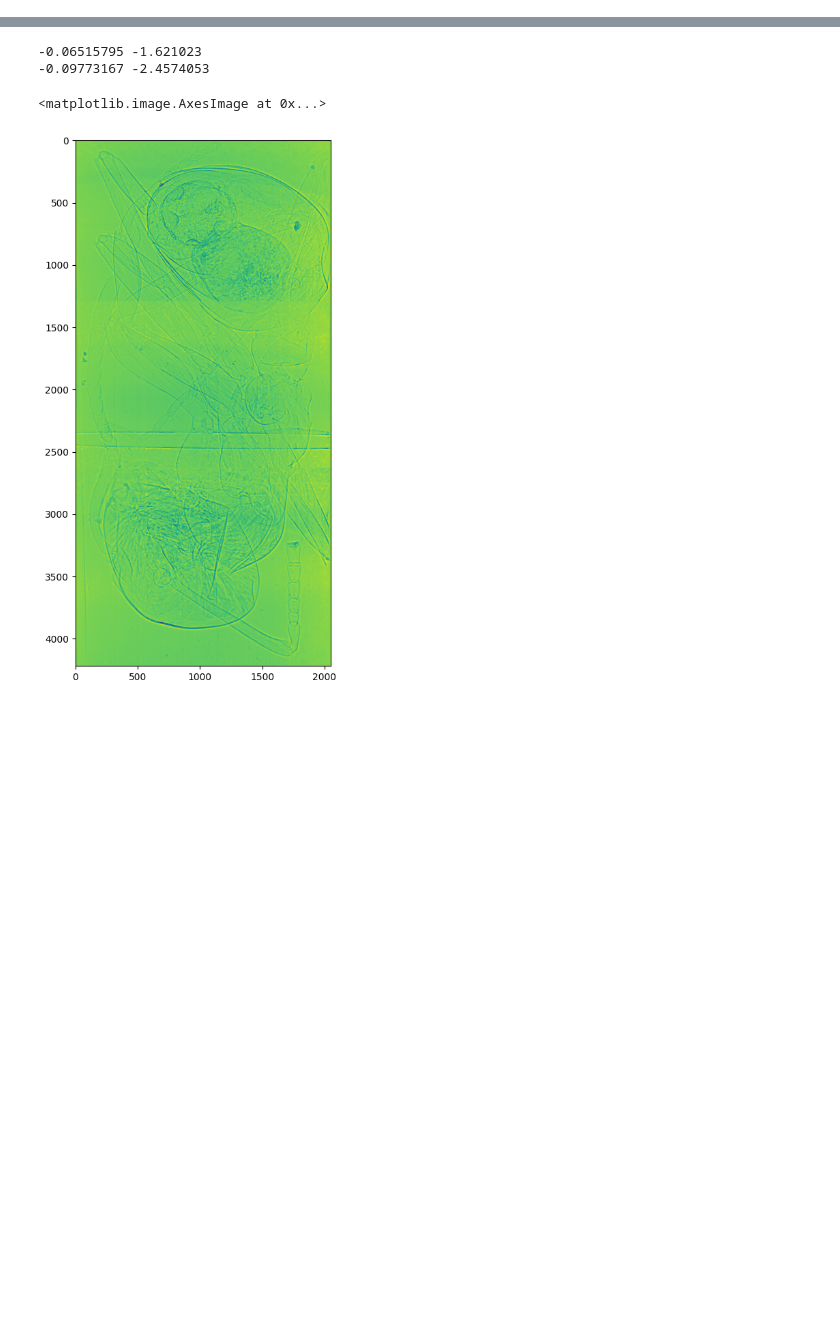
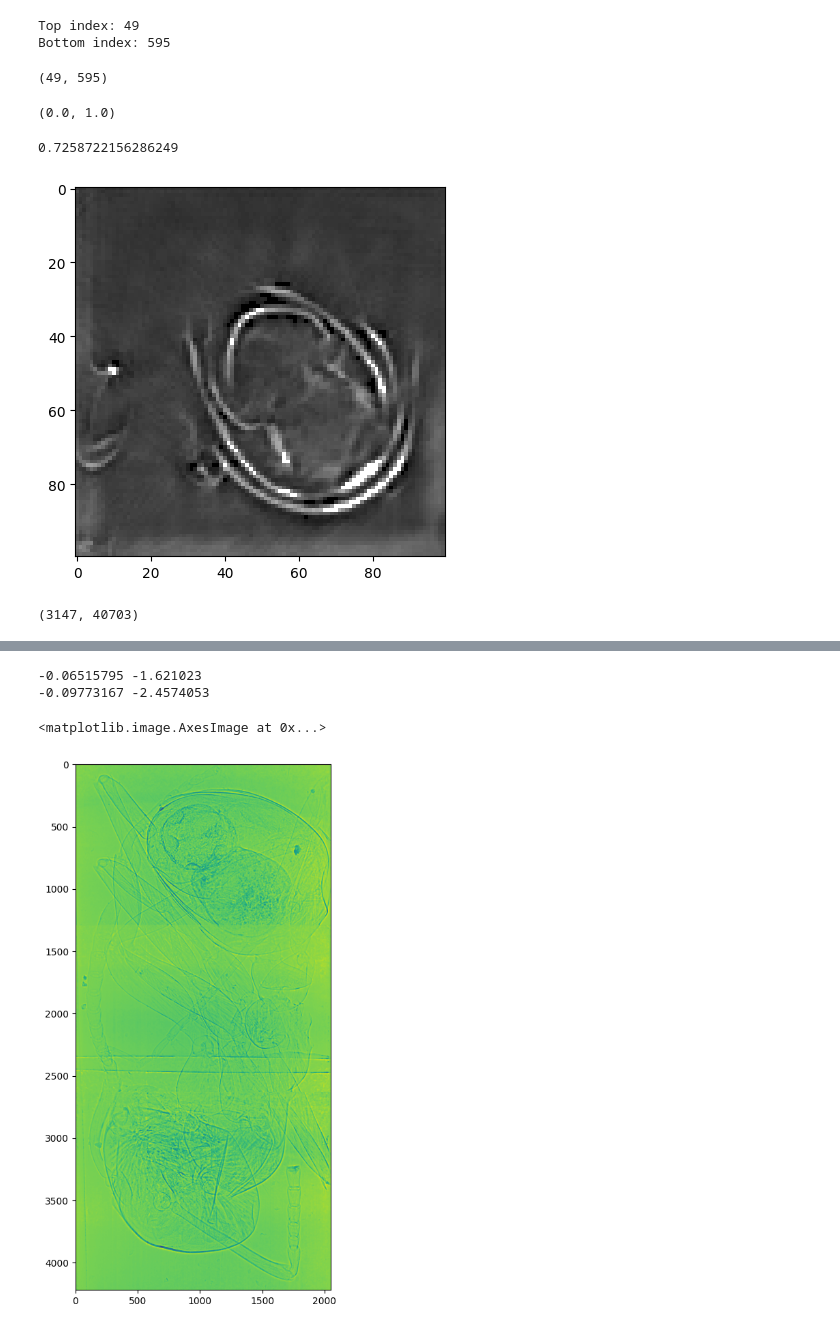
Before and after one commit to obandomarcos/ToMoDL, a Jupyter notebook: test_tomopy.ipynb, the cells around one changed output, grey strips where cells are left out. Saved outputs shown, nothing was run; the diff lists cells and outputs as text; code cells hidden in the pictures; blank space fills up the shorter version.

```diff
--- a/test_tomopy.ipynb
+++ b/test_tomopy.ipynb
@@ -48,0 +81,6 @@ def flat_field_estimate(img, ratio_corners=0.03):
+# %%
+_grab_image_indexes(sinos)
+# %% [output]
+Top index: 49
+Bottom index: 595
+(49, 595)
@@ -48,0 +89,24 @@ def flat_field_estimate(img, ratio_corners=0.03):
+# %%
+tif_image.min(), tif_image.max()
+# %% [output]
+(0.0, 1.0)
+# %%
+np.percentile(tif_image, 99)
+# %% [output]
+0.7258722156286249
+# %%
+tif_image = tiff.imread("optVolume_slice.tif")
+# apply threshold to the image to make background black
+percentile = 1
+tif_image = np.where(tif_image < np.percentile(tif_image, percentile), 0, tif_image)
+tif_image = np.where(tif_image > np.percentile(tif_image, 99), 1, tif_image)
+# tif_image = min_max_normalize(tif_image)
+# image = tif_image.max() - tif_image
+plt.imshow(tif_image, cmap="gray")
+plt.show()
+# %% [output]
+[figure, added]
+# %%
+tif_image.min(), tif_image.max()
+# %% [output]
+(3147, 40703)
```
Also changed, not shown: parts of 20 cells of this notebook, 13 other files.
